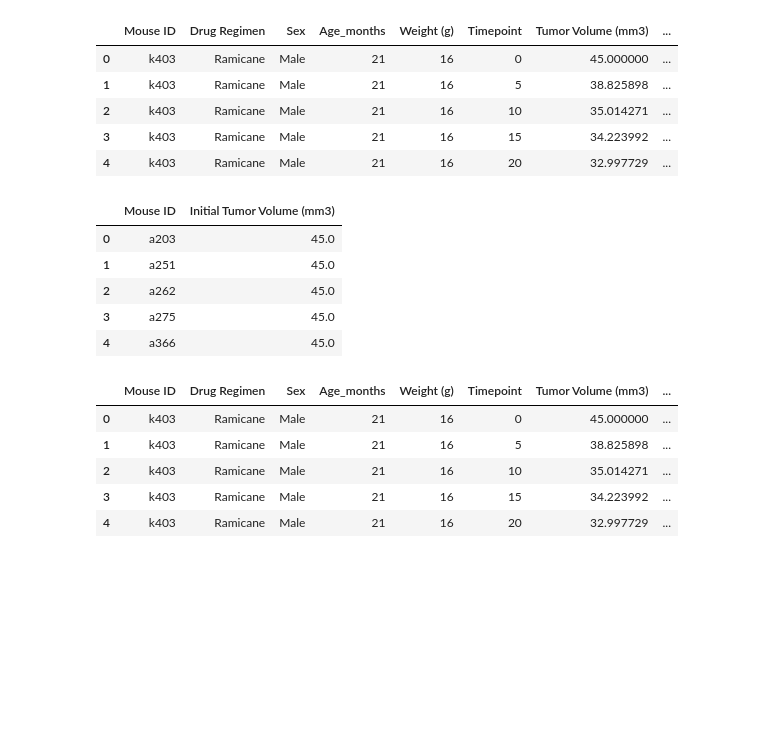
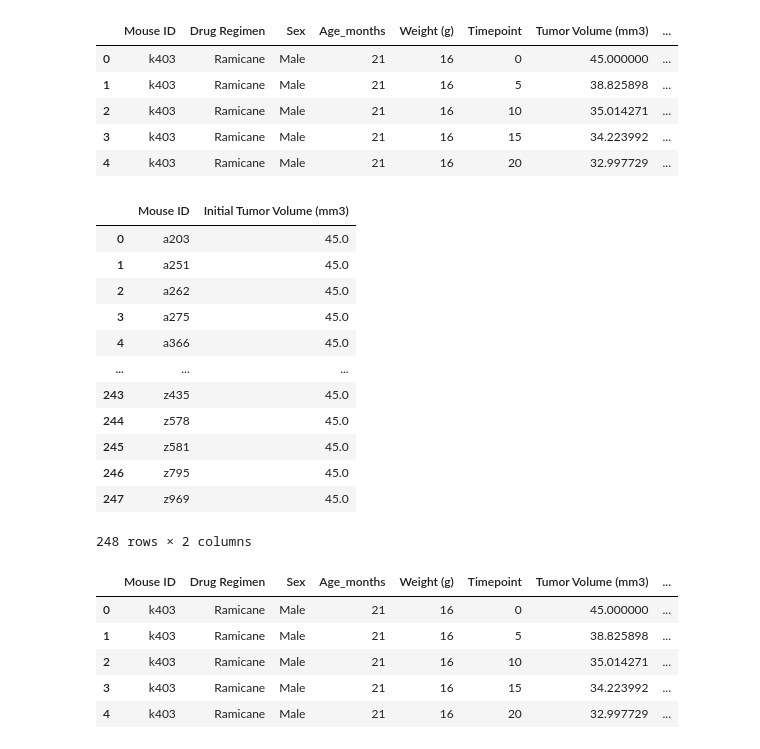
Before and after one commit to Jon-Pierson/pymaceuticals_capomulin_study, a Jupyter notebook: capomulin_data_analysis.ipynb, the cells around one changed output. Drawn from its saved outputs; the diff is of its cells as text; code cells hidden in the pictures; blank space fills up the shorter version.

```diff
--- a/capomulin_data_analysis.ipynb
+++ b/capomulin_data_analysis.ipynb
@@ -184,16 +184,23 @@ csdc_tumor_volume_change.head()
 # %%
 # Set the initial Tumor Volume (mm3) for each Mouse ID
 initial_tumor_volume = csdc_tumor_volume_change.groupby("Mouse ID").first().reset_index()
 initial_tumor_volume = initial_tumor_volume[["Mouse ID", "Tumor Volume (mm3)"]]
 initial_tumor_volume = initial_tumor_volume.rename(columns={"Tumor Volume (mm3)": "Initial Tumor Volume (mm3)"})
-initial_tumor_volume.head()
+initial_tumor_volume
 # %% [output]
 |  | Mouse ID | Initial Tumor Volume (mm3) |
 | 0 | a203 | 45.0 |
 | 1 | a251 | 45.0 |
 | 2 | a262 | 45.0 |
 | 3 | a275 | 45.0 |
 | 4 | a366 | 45.0 |
+| ... | ... | ... |
+| 243 | z435 | 45.0 |
+| 244 | z578 | 45.0 |
+| 245 | z581 | 45.0 |
+| 246 | z795 | 45.0 |
+| 247 | z969 | 45.0 |
+248 rows × 2 columns
 # %%
 # Use the initial_tumor_volume DataFrame to set the "Initial Tumor Volume (mm3)" for each Mouse ID in the csdc_tumor_volume_change DataFrame
 csdc_tumor_volume_change = pd.merge(csdc_tumor_volume_change, initial_tumor_volume, on="Mouse ID")
```
Also changed, not shown: parts of 23 cells of this notebook.
